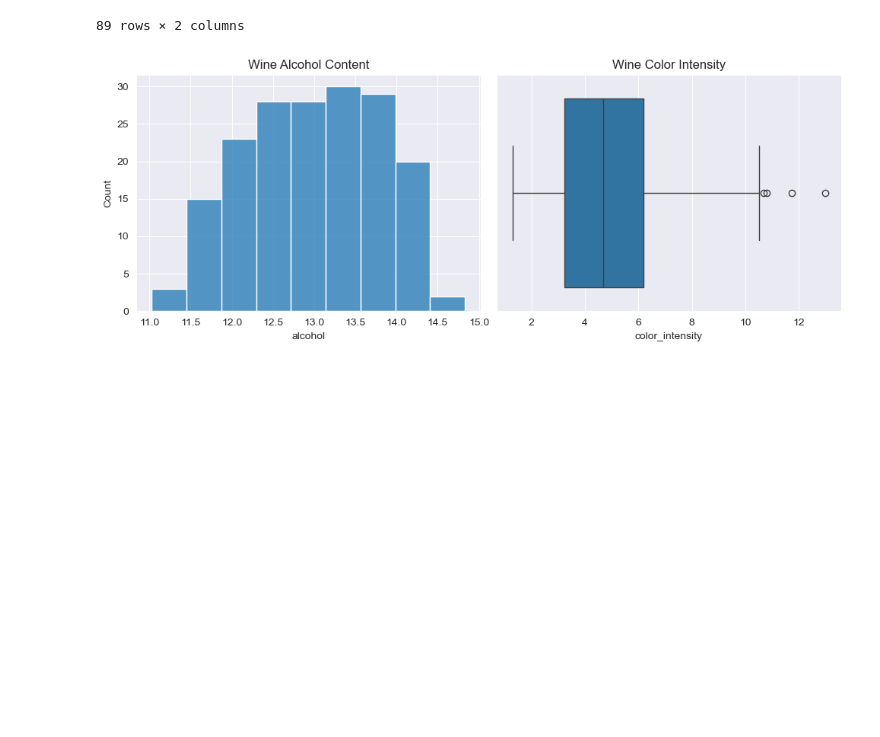
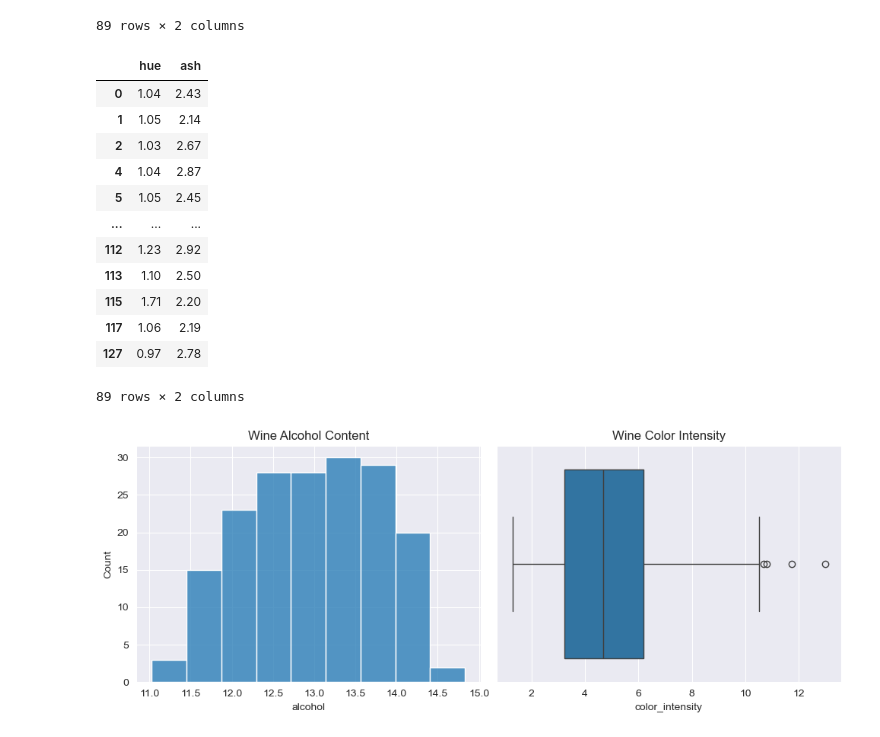
Before and after one commit to ZhaoJackson/Data_Science_, a Jupyter notebook: weekly_quiz/Week_03_Quiz-zz3119.ipynb, the cells around one changed output. Saved outputs shown, nothing was run; the diff lists cells and outputs as text; code cells hidden in the pictures; blank space fills up the shorter version.

```diff
--- a/weekly_quiz/Week_03_Quiz-zz3119.ipynb
+++ b/weekly_quiz/Week_03_Quiz-zz3119.ipynb
@@ -73,6 +73,24 @@ df[df['hue'] > df['hue'].median()][['ash', 'hue']]
 | 117 | 2.19 | 1.06 |
 | 127 | 2.78 | 0.97 |
 89 rows × 2 columns
+# %%
+median = df.hue.median()
+X = df[df.hue > median]
+X.loc[:, ['hue', 'ash']]
+# %% [output]
+|  | hue | ash |
+| 0 | 1.04 | 2.43 |
+| 1 | 1.05 | 2.14 |
+| 2 | 1.03 | 2.67 |
+| 4 | 1.04 | 2.87 |
+| 5 | 1.05 | 2.45 |
+| ... | ... | ... |
+| 112 | 1.23 | 2.92 |
+| 113 | 1.10 | 2.50 |
+| 115 | 1.71 | 2.20 |
+| 117 | 1.06 | 2.19 |
+| 127 | 0.97 | 2.78 |
+89 rows × 2 columns
 # %%
 # 7.1. Create two axes using plt.subplots with 1 row , 2 columns, figsize=(10,4)
 fig, ax = plt.subplots(1, 2, figsize=(10, 4))
```
Also changed, not shown: parts of 1 cell of this notebook, 4 other files.
